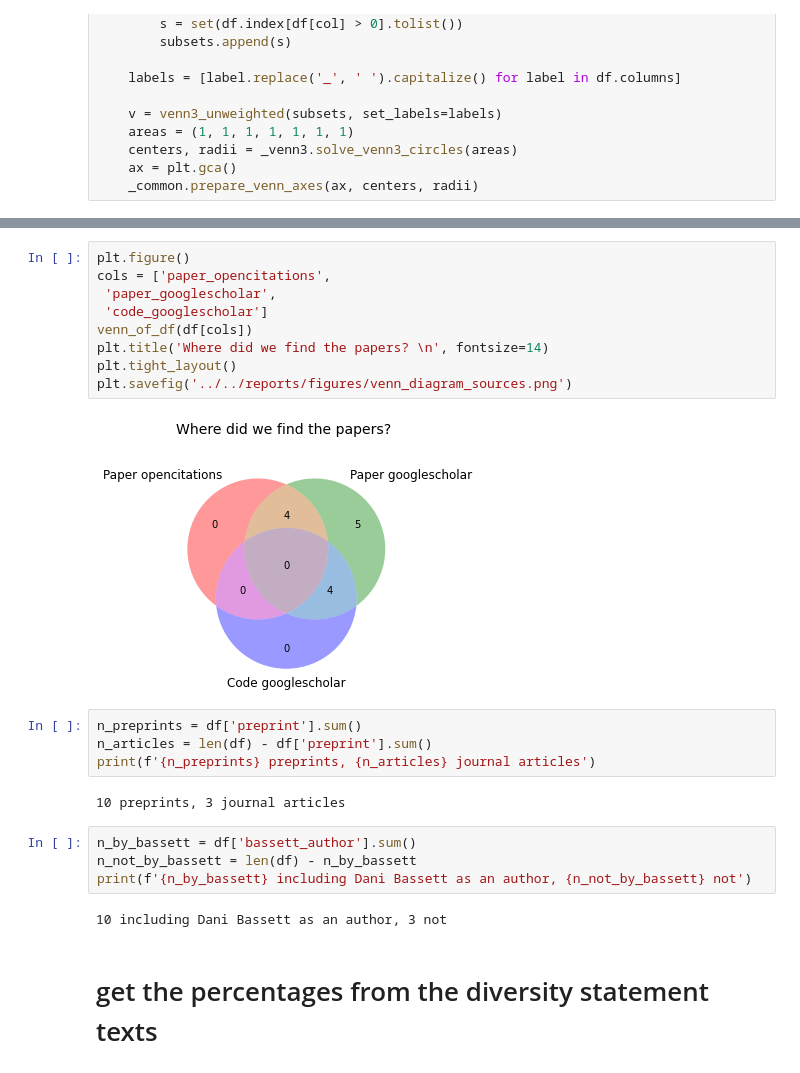
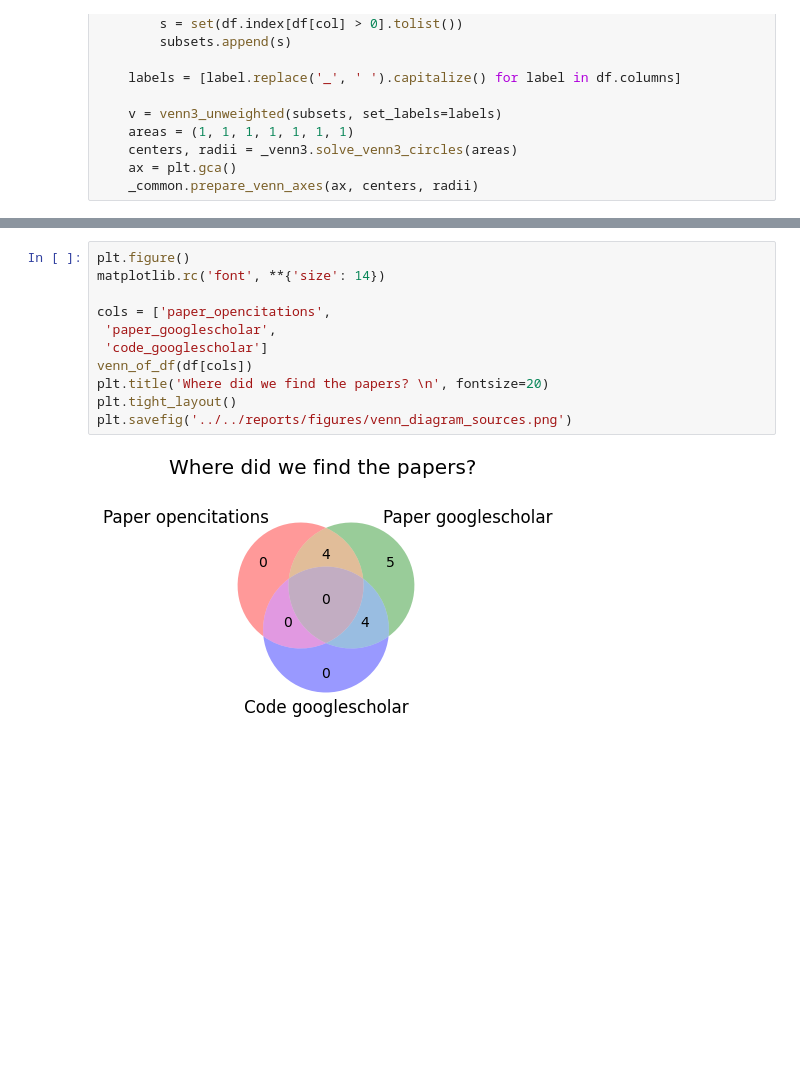
Before and after one commit to koudyk/cleanBibImpact, a Jupyter notebook: src/visualization/visualize_manual_data.ipynb, the cells around one changed output, grey strips where cells are left out. Saved outputs shown, nothing was run; the diff lists cells and outputs as text; blank space fills up the shorter version.

```diff
--- a/src/visualization/visualize_manual_data.ipynb
+++ b/src/visualization/visualize_manual_data.ipynb
@@ -60,25 +65,13 @@ plt.savefig('../../reports/figures/venn_diagram_content.png')
 # %%
 plt.figure()
+matplotlib.rc('font', **{'size': 14})
+
 cols = ['paper_opencitations',
  'paper_googlescholar',
  'code_googlescholar']
 venn_of_df(df[cols])
-plt.title('Where did we find the papers? \n', fontsize=14)
+plt.title('Where did we find the papers? \n', fontsize=20)
 plt.tight_layout()
 plt.savefig('../../reports/figures/venn_diagram_sources.png')
 # %% [output]
-[figure, old version]
+[figure, new version]
-# %%
-n_preprints = df['preprint'].sum()
-n_articles = len(df) - df['preprint'].sum()
-print(f'{n_preprints} preprints, {n_articles} journal articles')
-# %% [output]
-10 preprints, 3 journal articles
-# %%
-n_by_bassett = df['bassett_author'].sum()
-n_not_by_bassett = len(df) - n_by_bassett
-print(f'{n_by_bassett} including Dani Bassett as an author, {n_not_by_bassett} not')
-# %% [output]
-10 including Dani Bassett as an author, 3 not
-# %% [markdown]
-# get the percentages from the diversity statement texts
```
Also changed, not shown: parts of 24 cells of this notebook, 5 other files.
